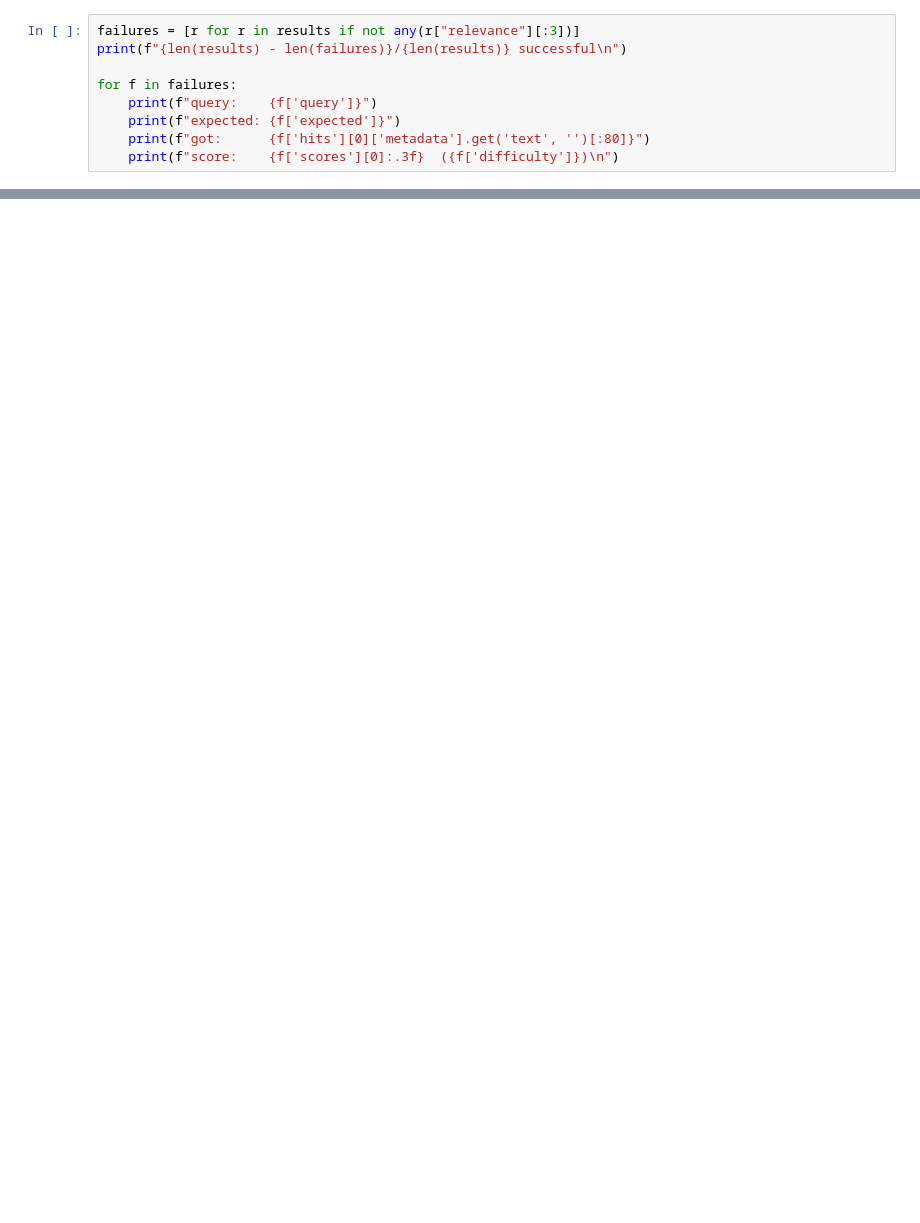
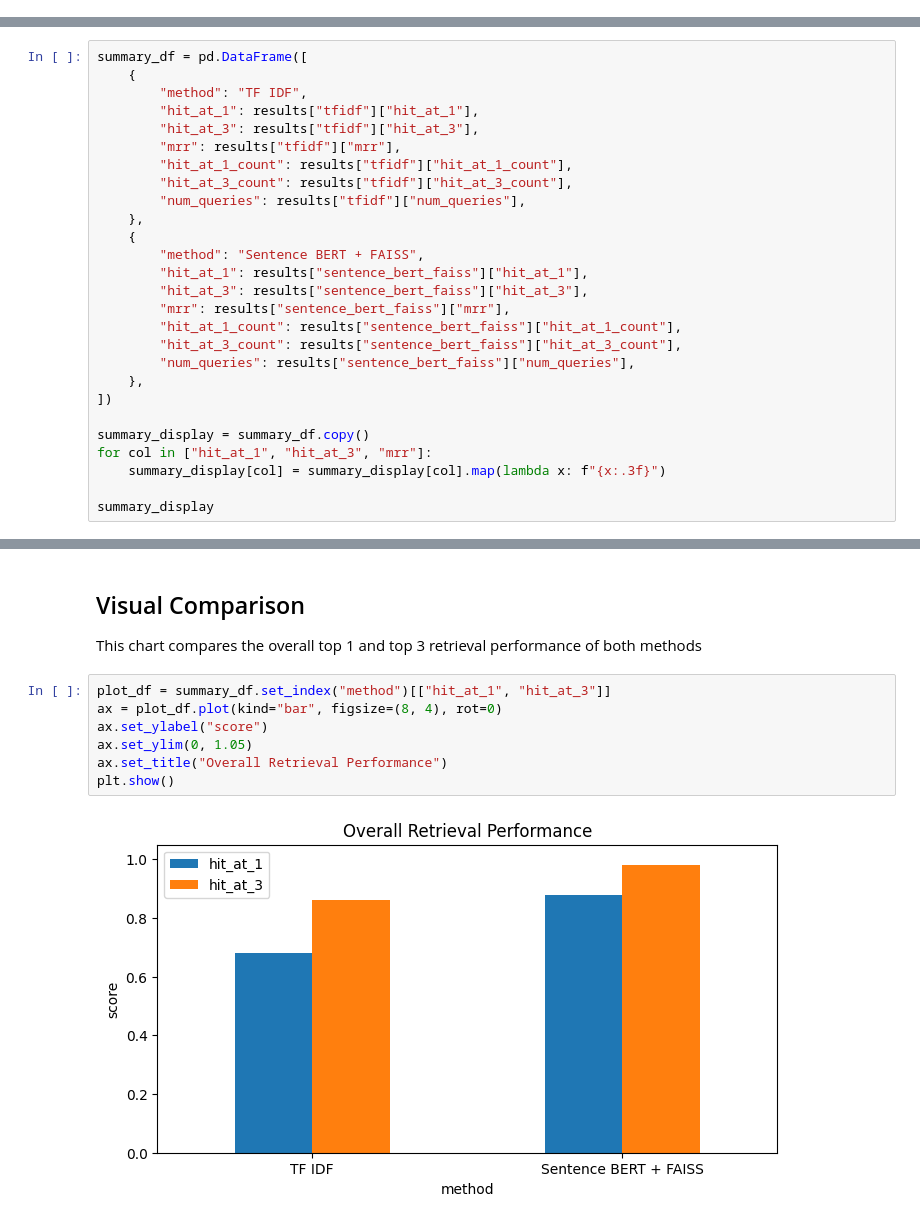
Before and after one commit to danielsamo-se/debugassistant, a Jupyter notebook: ml-service/evaluation.ipynb, the cells around one changed output, grey strips where cells are left out. Saved outputs shown, nothing was run; the diff lists cells and outputs as text; blank space fills up the shorter version.

```diff
--- a/ml-service/evaluation.ipynb
+++ b/ml-service/evaluation.ipynb
@@ -240,9 +0,0 @@ plt.show()
-# %%
-failures = [r for r in results if not any(r["relevance"][:3])]
-print(f"{len(results) - len(failures)}/{len(results)} successful\n")
-
-for f in failures:
-    print(f"query:    {f['query']}")
-    print(f"expected: {f['expected']}")
-    print(f"got:      {f['hits'][0]['metadata'].get('text', '')[:80]}")
-    print(f"score:    {f['scores'][0]:.3f}  ({f['difficulty']})\n")
@@ -283,0 +59,27 @@ total:      16.7ms avg  (45 runs)
+# %%
+summary_df = pd.DataFrame([
+    {
+        "method": "TF IDF",
+        "hit_at_1": results["tfidf"]["hit_at_1"],
+        "hit_at_3": results["tfidf"]["hit_at_3"],
+        "mrr": results["tfidf"]["mrr"],
+        "hit_at_1_count": results["tfidf"]["hit_at_1_count"],
+        "hit_at_3_count": results["tfidf"]["hit_at_3_count"],
+        "num_queries": results["tfidf"]["num_queries"],
+    },
+    {
+        "method": "Sentence BERT + FAISS",
+        "hit_at_1": results["sentence_bert_faiss"]["hit_at_1"],
+        "hit_at_3": results["sentence_bert_faiss"]["hit_at_3"],
+        "mrr": results["sentence_bert_faiss"]["mrr"],
+        "hit_at_1_count": results["sentence_bert_faiss"]["hit_at_1_count"],
+        "hit_at_3_count": results["sentence_bert_faiss"]["hit_at_3_count"],
+        "num_queries": results["sentence_bert_faiss"]["num_queries"],
+    },
+])
+
+summary_display = summary_df.copy()
+for col in ["hit_at_1", "hit_at_3", "mrr"]:
+    summary_display[col] = summary_display[col].map(lambda x: f"{x:.3f}")
+
+summary_display
@@ -283,0 +138,13 @@ total:      16.7ms avg  (45 runs)
+# %% [markdown]
+## Visual Comparison
+
+This chart compares the overall top 1 and top 3 retrieval performance of both methods
+# %%
+plot_df = summary_df.set_index("method")[["hit_at_1", "hit_at_3"]]
+ax = plot_df.plot(kind="bar", figsize=(8, 4), rot=0)
+ax.set_ylabel("score")
+ax.set_ylim(0, 1.05)
+ax.set_title("Overall Retrieval Performance")
+plt.show()
+# %% [output]
+[figure, added]
```
Also changed, not shown: parts of 31 cells of this notebook, 2 other files.
